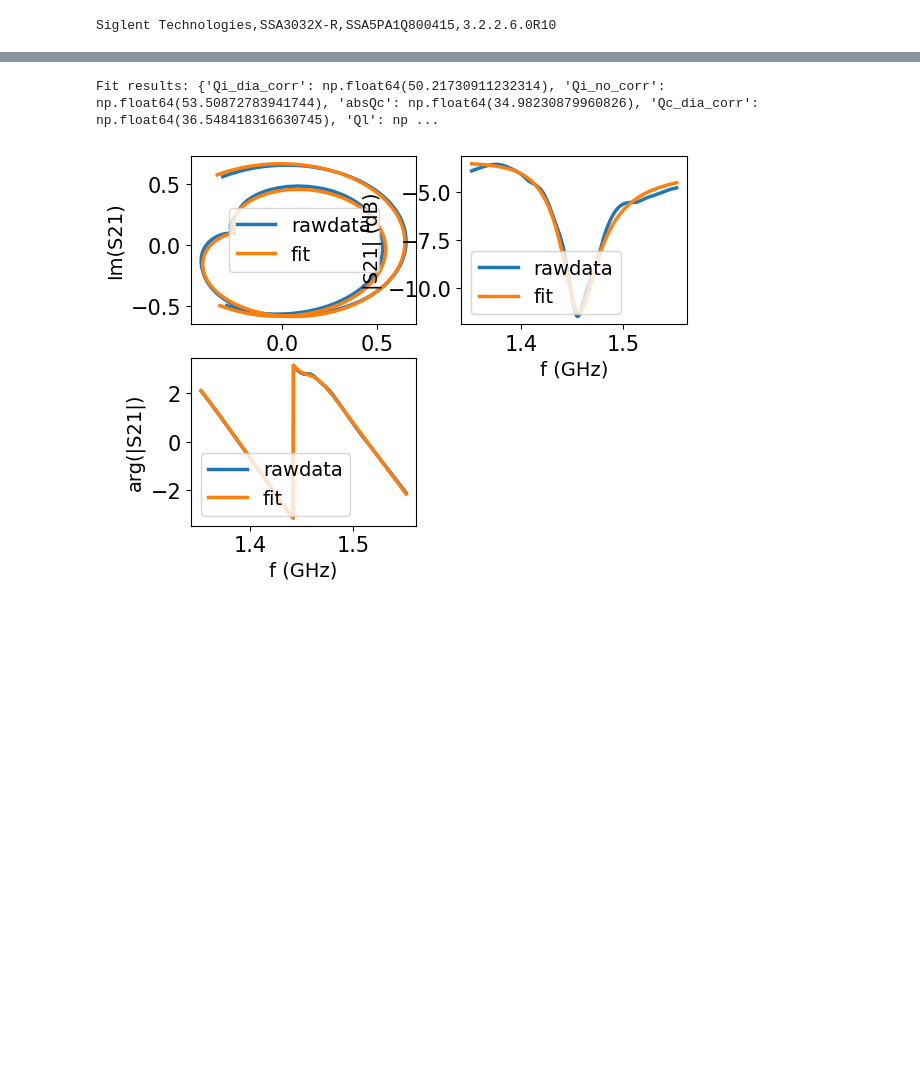
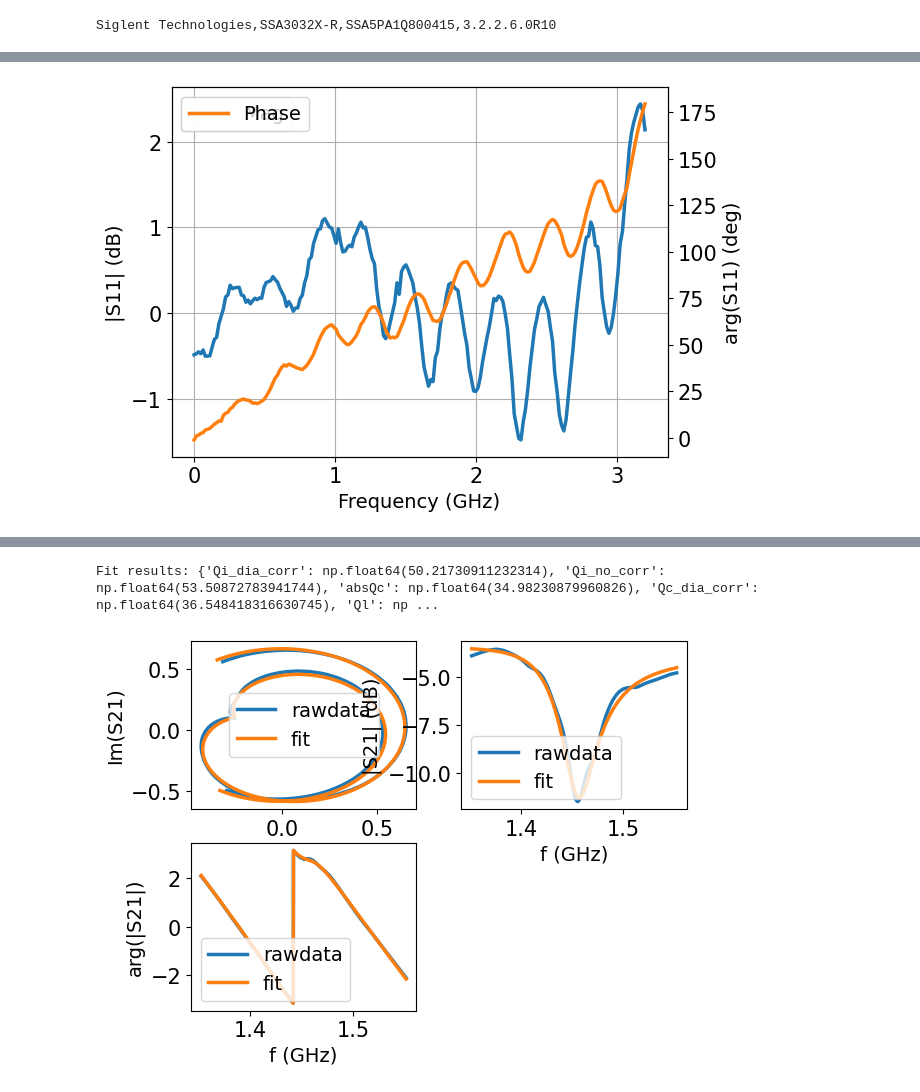
Before and after one commit to Andris-Huang/edes, a Jupyter notebook: edes/modules/spectrum_analyzer/VNA_mode.ipynb, the cells around one changed output, grey strips where cells are left out. Saved outputs shown, nothing was run; the diff lists cells and outputs as text; code cells hidden in the pictures; blank space fills up the shorter version.

```diff
--- a/edes/modules/spectrum_analyzer/VNA_mode.ipynb
+++ b/edes/modules/spectrum_analyzer/VNA_mode.ipynb
@@ -128,0 +133,4 @@ f, mag, phase = measure_and_plot_S11(SSA)
+# %%
+f22, mag22, phase22 = measure_and_plot_S11(SSA)
+# %% [output]
+[figure, added]
```
Also changed, not shown: parts of 6 cells of this notebook, 9 other files.
